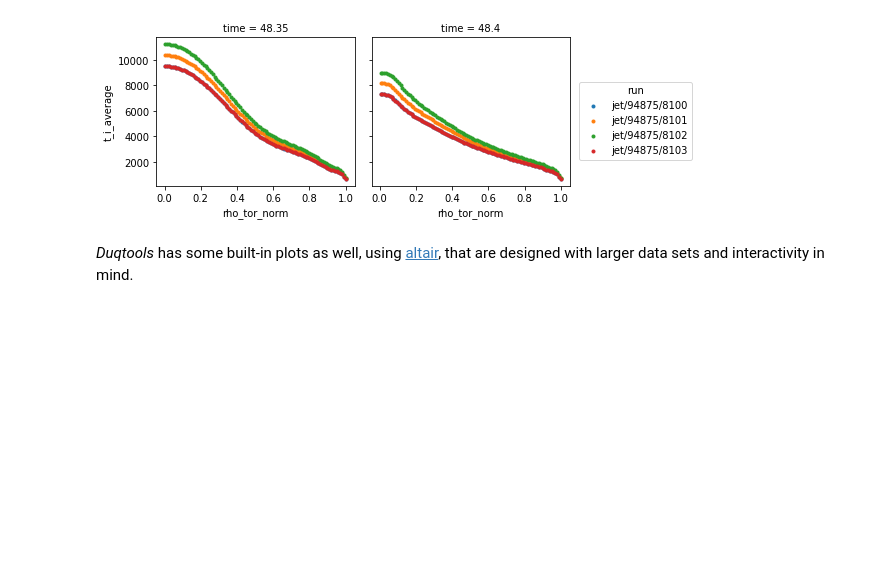
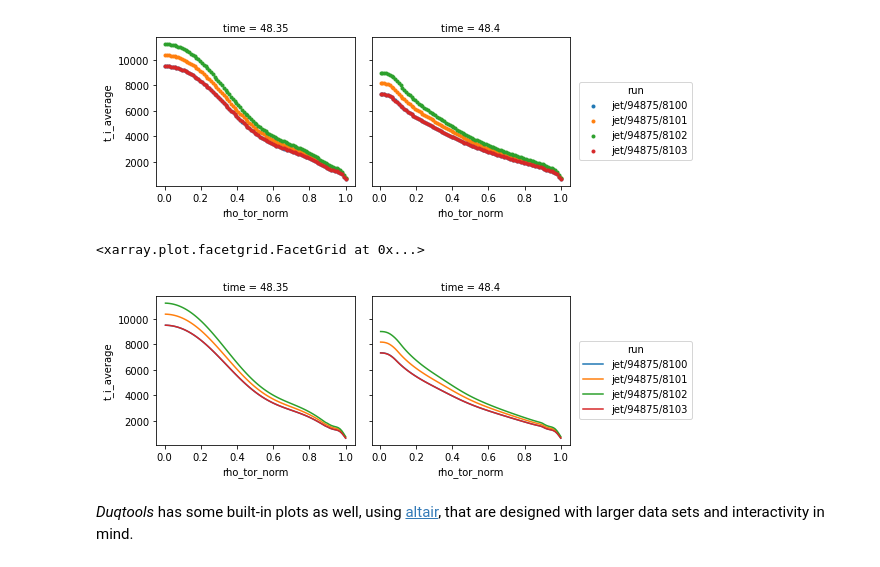
Before and after one commit to duqtools/duqtools, a Jupyter notebook: docs/examples/xarray.ipynb, the cells around one changed output. Drawn from its saved outputs; the diff is of its cells as text; code cells hidden in the pictures; blank space fills up the shorter version.

```diff
--- a/docs/examples/xarray.ipynb
+++ b/docs/examples/xarray.ipynb
@@ -147,6 +147,15 @@ dataset.plot.scatter(
 # %% [output]
 <xarray.plot.facetgrid.FacetGrid at 0x...>
 [figure]
+# %%
+dataset['t_i_average'].plot.line(
+    x='rho_tor_norm',
+    hue='run',
+    col='time',
+)
+# %% [output]
+<xarray.plot.facetgrid.FacetGrid at 0x...>
+[figure, added]
 # %% [markdown]
 *Duqtools* has some built-in plots as well, using [altair](https://altair-viz.github.io/), that are designed with larger data sets and interactivity in mind.
 # %%
```
Also changed, not shown: parts of 6 cells of this notebook.
